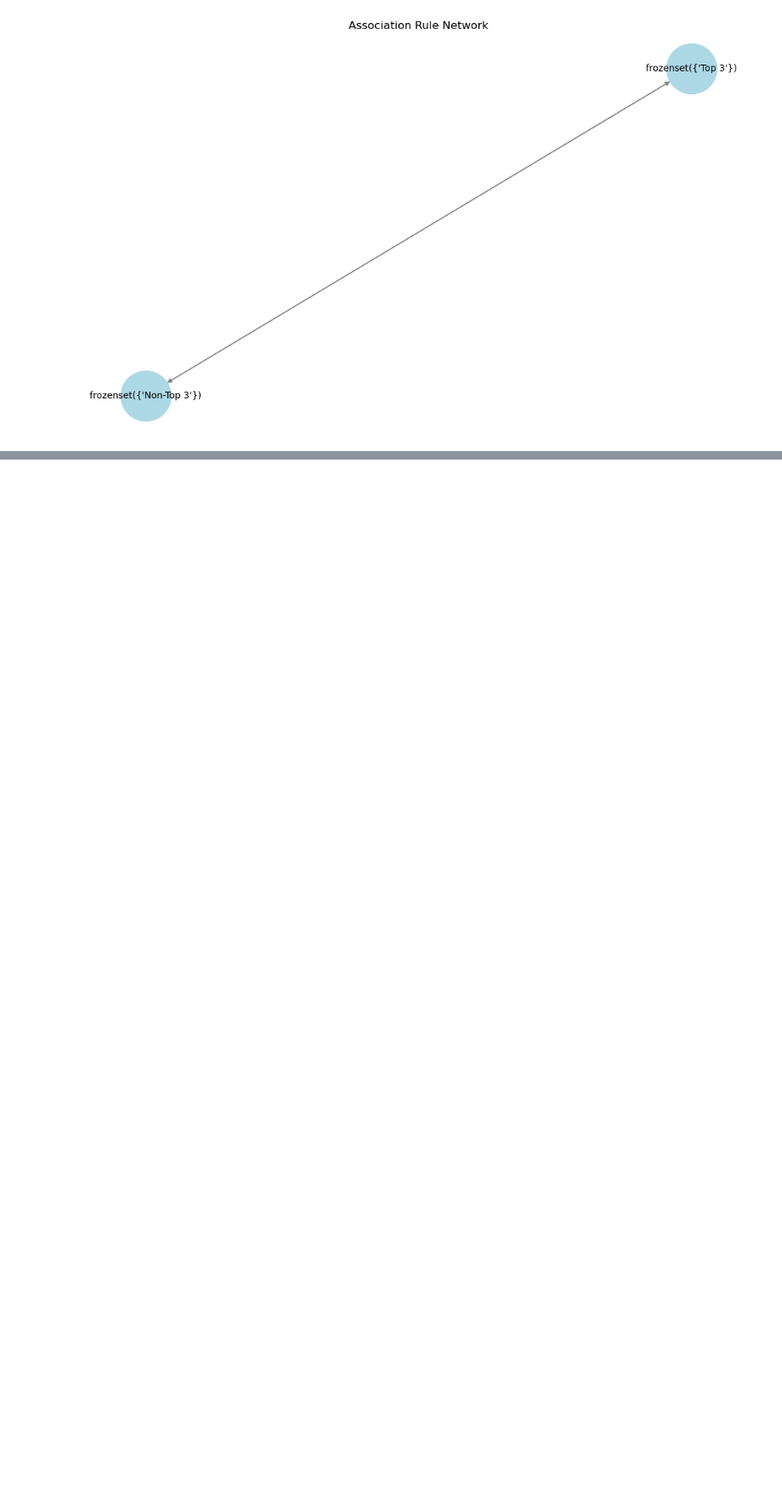
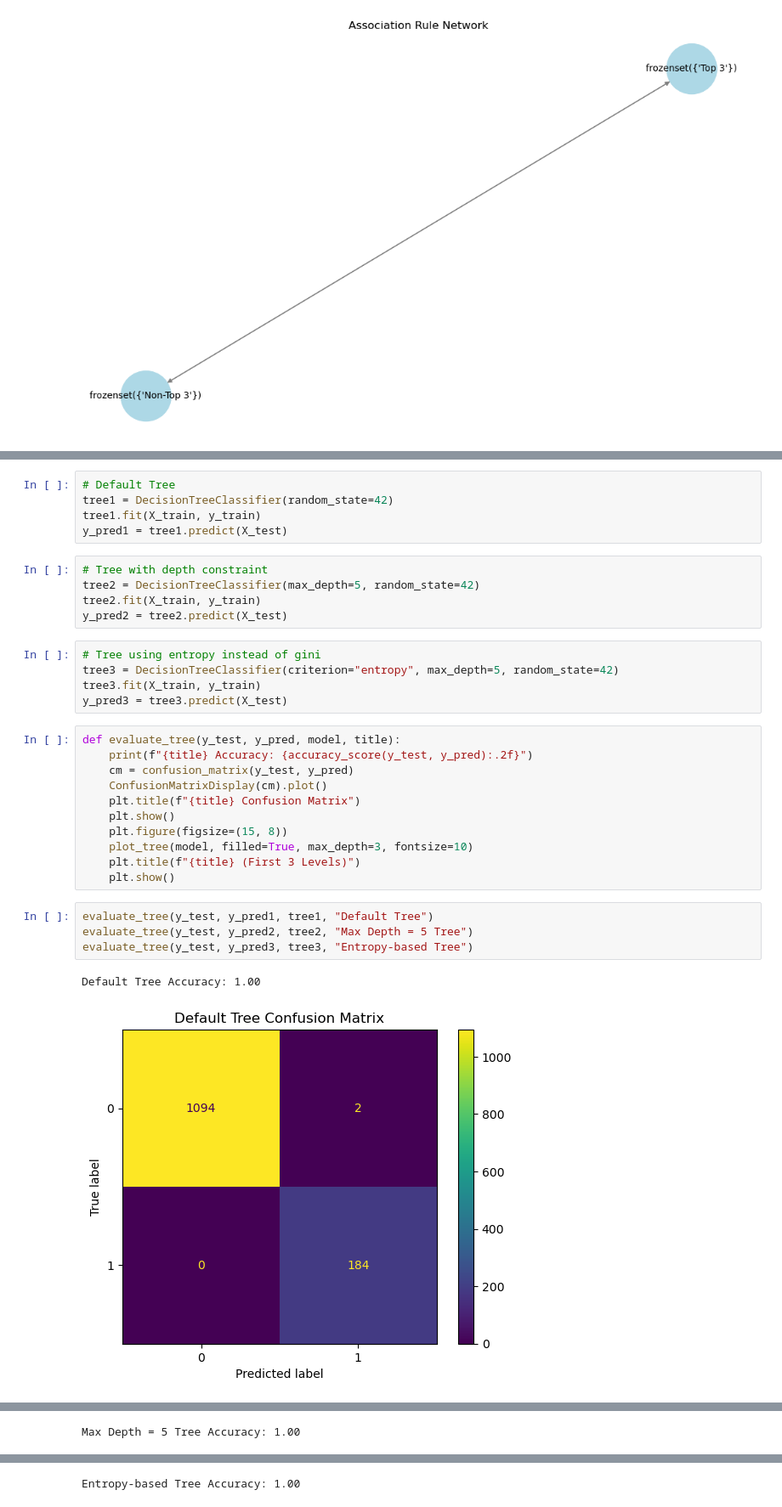
Before and after one commit to Sanjay71013/F1-Standings-Prediction, a Jupyter notebook: F1_Standings_prediction.ipynb, the cells around one changed output, grey strips where cells are left out. Shown at 85% size. Saved outputs shown, nothing was run; the diff lists cells and outputs as text; blank space fills up the shorter version.

```diff
--- a/F1_Standings_prediction.ipynb
+++ b/F1_Standings_prediction.ipynb
@@ -948,0 +1110,33 @@ plt.show()
+# %%
+# Default Tree
+tree1 = DecisionTreeClassifier(random_state=42)
+tree1.fit(X_train, y_train)
+y_pred1 = tree1.predict(X_test)
+# %%
+# Tree with depth constraint
+tree2 = DecisionTreeClassifier(max_depth=5, random_state=42)
+tree2.fit(X_train, y_train)
+y_pred2 = tree2.predict(X_test)
+# %%
+# Tree using entropy instead of gini
+tree3 = DecisionTreeClassifier(criterion="entropy", max_depth=5, random_state=42)
+tree3.fit(X_train, y_train)
+y_pred3 = tree3.predict(X_test)
+# %%
+def evaluate_tree(y_test, y_pred, model, title):
+    print(f"{title} Accuracy: {accuracy_score(y_test, y_pred):.2f}")
+    cm = confusion_matrix(y_test, y_pred)
+    ConfusionMatrixDisplay(cm).plot()
+    plt.title(f"{title} Confusion Matrix")
+    plt.show()
+    plt.figure(figsize=(15, 8))
+    plot_tree(model, filled=True, max_depth=3, fontsize=10)
+    plt.title(f"{title} (First 3 Levels)")
+    plt.show()
+# %%
+evaluate_tree(y_test, y_pred1, tree1, "Default Tree")
+evaluate_tree(y_test, y_pred2, tree2, "Max Depth = 5 Tree")
+evaluate_tree(y_test, y_pred3, tree3, "Entropy-based Tree")
+# %% [output]
+Default Tree Accuracy: 1.00
+[figure, added]
@@ -948,0 +1144 @@ plt.show()
+Max Depth = 5 Tree Accuracy: 1.00
@@ -948,0 +1147 @@ plt.show()
+Entropy-based Tree Accuracy: 1.00
```
Also changed, not shown: parts of 32 cells of this notebook.
